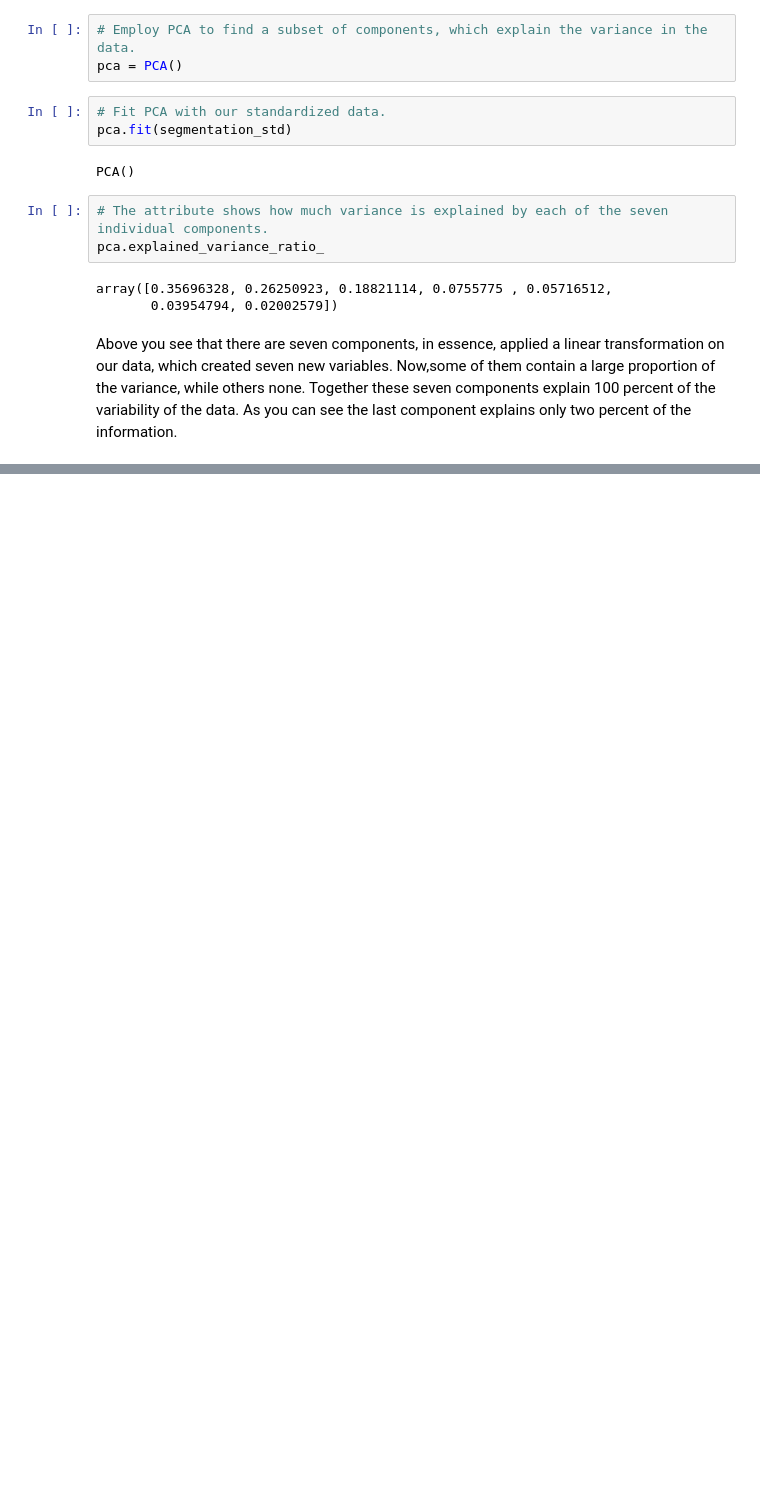
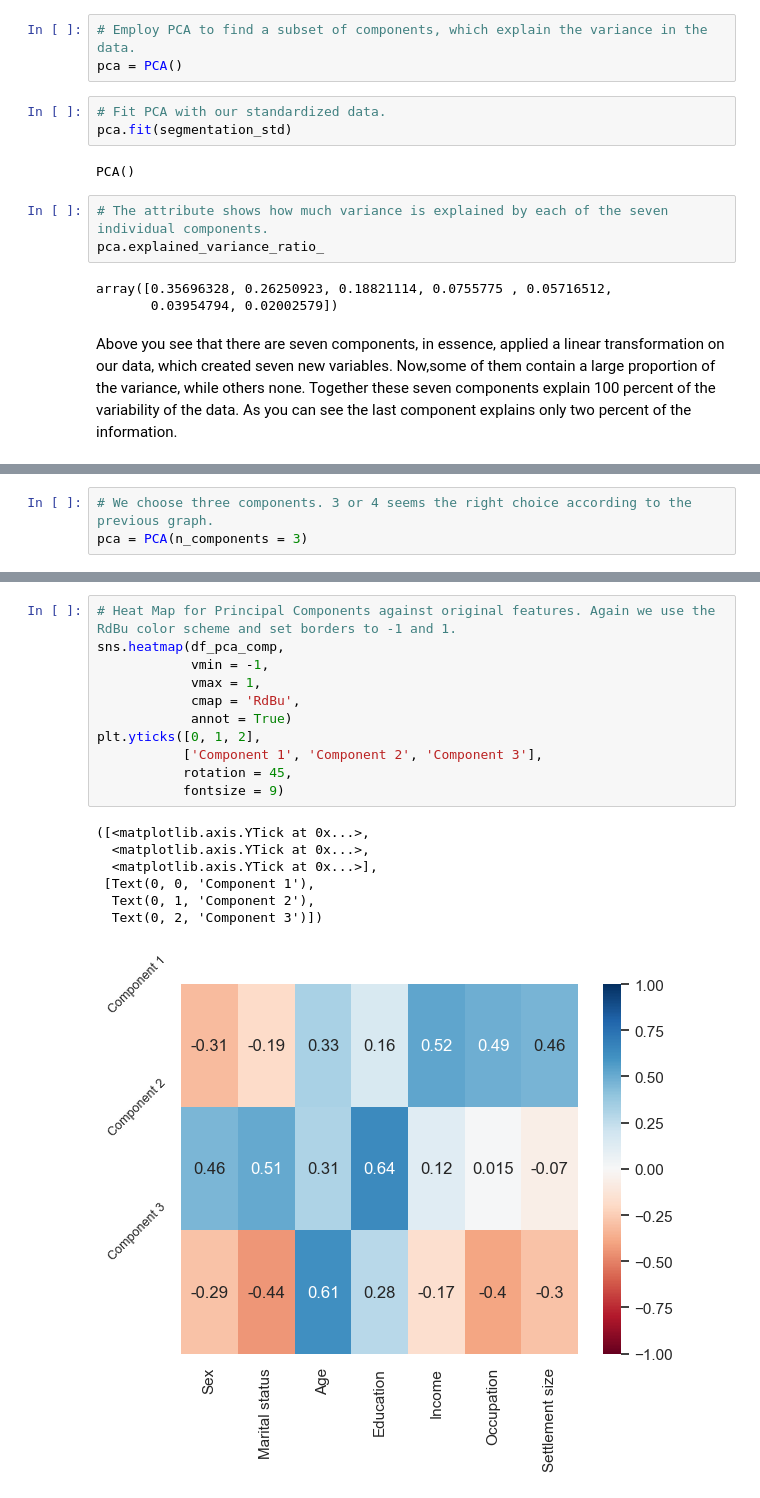
Before and after one commit to yaseminerguezel/customer-analytics-project1, a Jupyter notebook: customer-analytics-segmentatiom.ipynb, the cells around one changed output, grey strips where cells are left out. Saved outputs shown, nothing was run; the diff lists cells and outputs as text; blank space fills up the shorter version.

```diff
--- a/customer-analytics-segmentatiom.ipynb
+++ b/customer-analytics-segmentatiom.ipynb
@@ -220,0 +233,3 @@ Above you see that there are seven components, in essence, applied a linear tran
+# %%
+# We choose three components. 3 or 4 seems the right choice according to the previous graph.
+pca = PCA(n_components = 3)
@@ -220,0 +265,19 @@ Above you see that there are seven components, in essence, applied a linear tran
+# %%
+# Heat Map for Principal Components against original features. Again we use the RdBu color scheme and set borders to -1 and 1.
+sns.heatmap(df_pca_comp,
+            vmin = -1,
+            vmax = 1,
+            cmap = 'RdBu',
+            annot = True)
+plt.yticks([0, 1, 2],
+           ['Component 1', 'Component 2', 'Component 3'],
+           rotation = 45,
+           fontsize = 9)
+# %% [output]
+([<matplotlib.axis.YTick at 0x...>,
+  <matplotlib.axis.YTick at 0x...>,
+  <matplotlib.axis.YTick at 0x...>],
+ [Text(0, 0, 'Component 1'),
+  Text(0, 1, 'Component 2'),
+  Text(0, 2, 'Component 3')])
+[figure, added]
```
Also changed, not shown: parts of 14 cells of this notebook.
